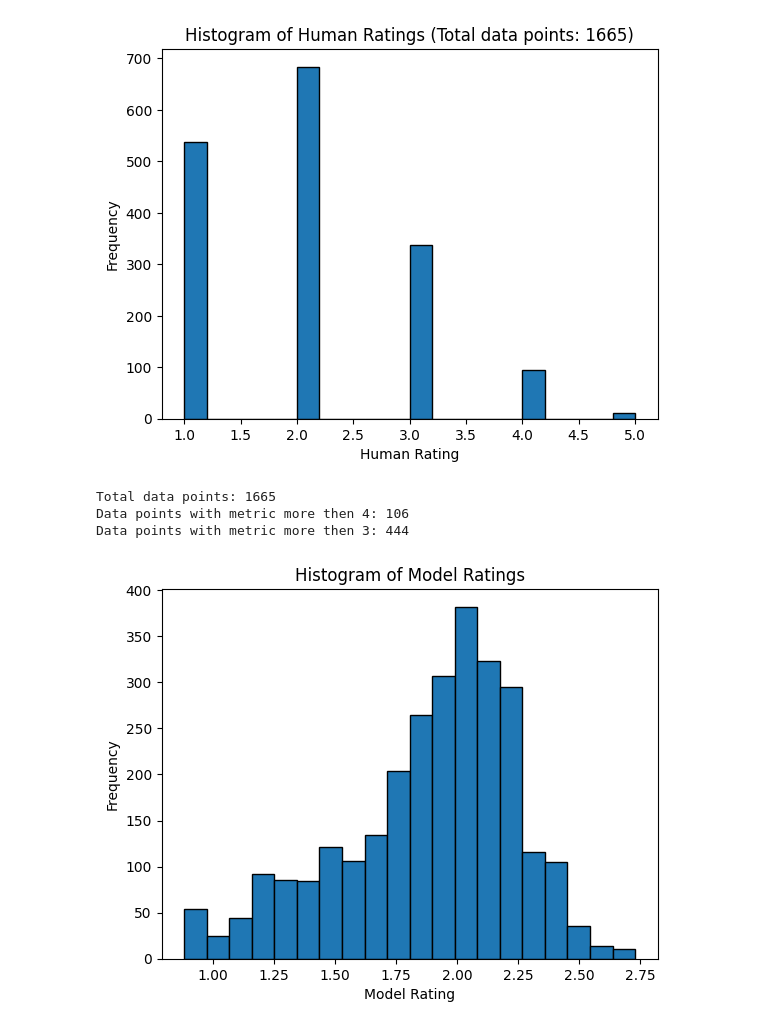
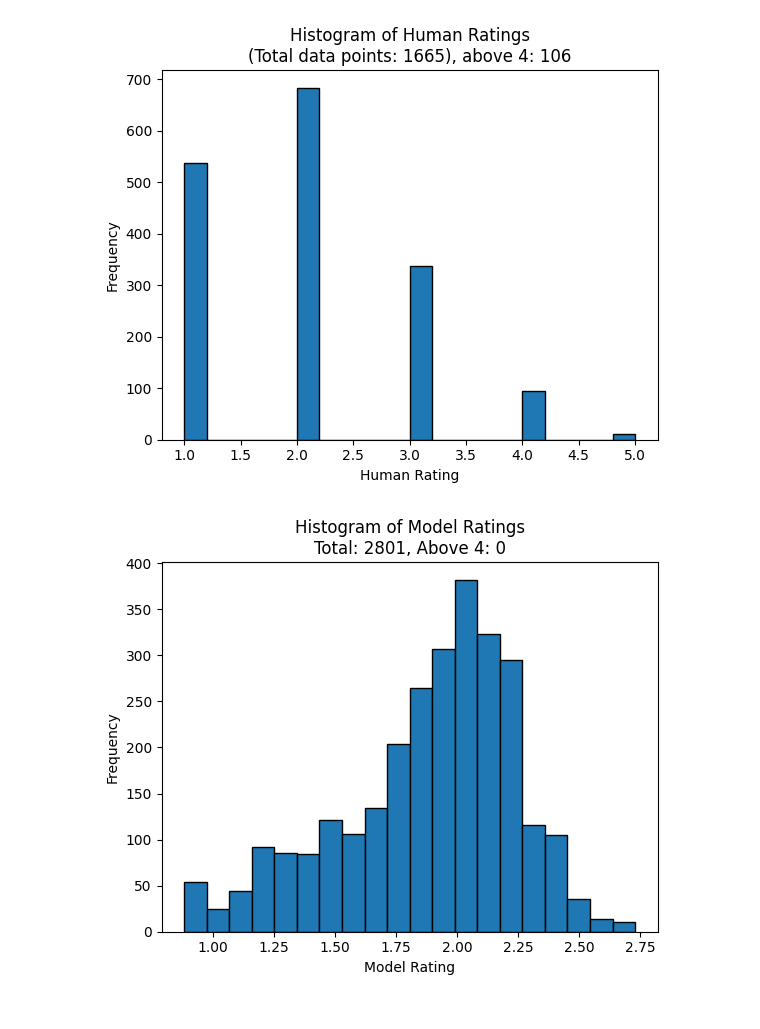
Before and after one commit to eikona-io/pixel-brain, a Jupyter notebook: src/pixelbrain/notebooks/xgboost_processor_notebook.ipynb, the cells around one changed output. Saved outputs shown, nothing was run; the diff lists cells and outputs as text; code cells hidden in the pictures.

```diff
--- a/src/pixelbrain/notebooks/xgboost_processor_notebook.ipynb
+++ b/src/pixelbrain/notebooks/xgboost_processor_notebook.ipynb
@@ -27,28 +28,22 @@ Testing AUC: 0.5
 # %%
 import matplotlib.pyplot as plt
 import numpy as np
 # Fetch the data from the database
-data = db.find_images_with_fields(data_field_names + [metric_field_name])
+field_names = data_field_names + [metric_field_name]
+filters = {field_name: None for field_name in field_names}
+labeld_data = db.find_images_with_filters(filters)
 
 # Extract the metric values
-metric_values = np.array([record[metric_field_name] for record in data])
+metric_values = np.array([record[metric_field_name] for record in labeld_data])
 nof_metrics_more_then_4 = np.sum(np.where(metric_values >= 4, 1, 0))
-nof_metrics_more_then_3 = np.sum(np.where(metric_values >= 3, 1, 0))
 # Plot the histogram
 plt.hist(metric_values, bins=20, edgecolor='black')
-plt.title(f'Histogram of Human Ratings (Total data points: {len(metric_values)})')
+plt.title(f'Histogram of Human Ratings\n(Total data points: {len(metric_values)}), above 4: {nof_metrics_more_then_4}')
 plt.xlabel('Human Rating')
 plt.ylabel('Frequency')
 plt.show()
-
-print(f'Total data points: {len(metric_values)}')
-print(f'Data points with metric more then 4: {nof_metrics_more_then_4}')
-print(f'Data points with metric more then 3: {nof_metrics_more_then_3}')
 # %% [output]
-[figure, old version]
+[figure, new version]
-Total data points: 1665
-Data points with metric more then 4: 106
-Data points with metric more then 3: 444
 # %%
 predictor = XGBoostDatabaseProcessor(db, data_field_names, model_path="xgboost_rating_model.pkl")
 
@@ -56,15 +51,19 @@ def plot_predictor_histogram(predictor):
     prep_data = predictor.get_prepared_data()
     predictions = predictor.predict(prep_data)
 
+    # Calculate the total number of datapoints and the number of datapoints above 4 rating
+    total_datapoints = len(predictions)
+    datapoints_above_4 = np.sum(predictions >= 4)
+
     # Plot the histogram
     plt.hist(predictions, bins=20, edgecolor='black')
-    plt.title('Histogram of Model Ratings')
+    plt.title(f'Histogram of Model Ratings\nTotal: {total_datapoints}, Above 4: {datapoints_above_4}')
     plt.xlabel('Model Rating')
     plt.ylabel('Frequency')
     plt.show()
 
 plot_predictor_histogram(predictor)
 # %% [output]
-[figure, old version]
+[figure, new version]
 # %%
 def mse_weights(y_true):
```
Also changed, not shown: parts of 6 cells of this notebook, 4 other files.
